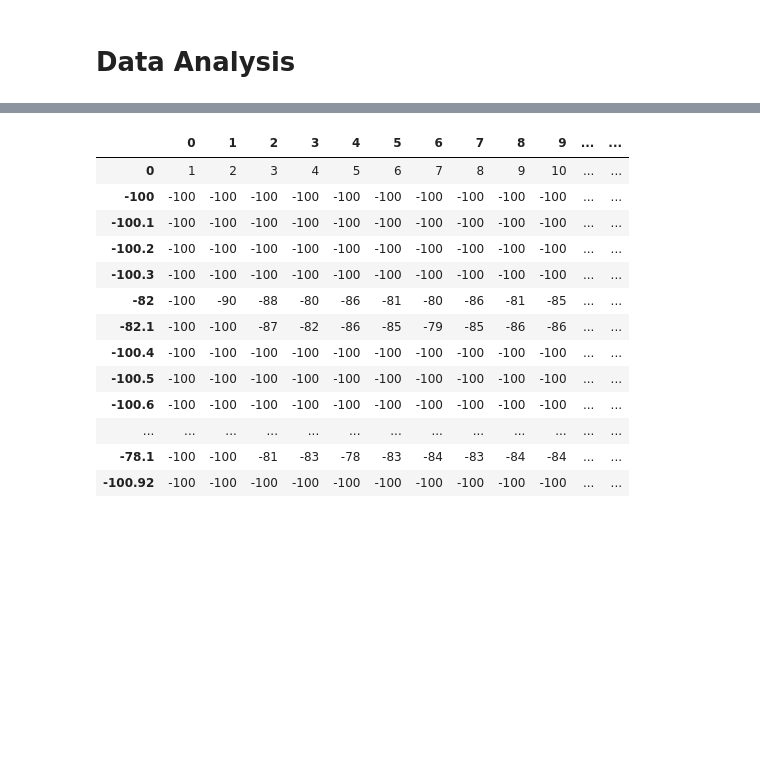
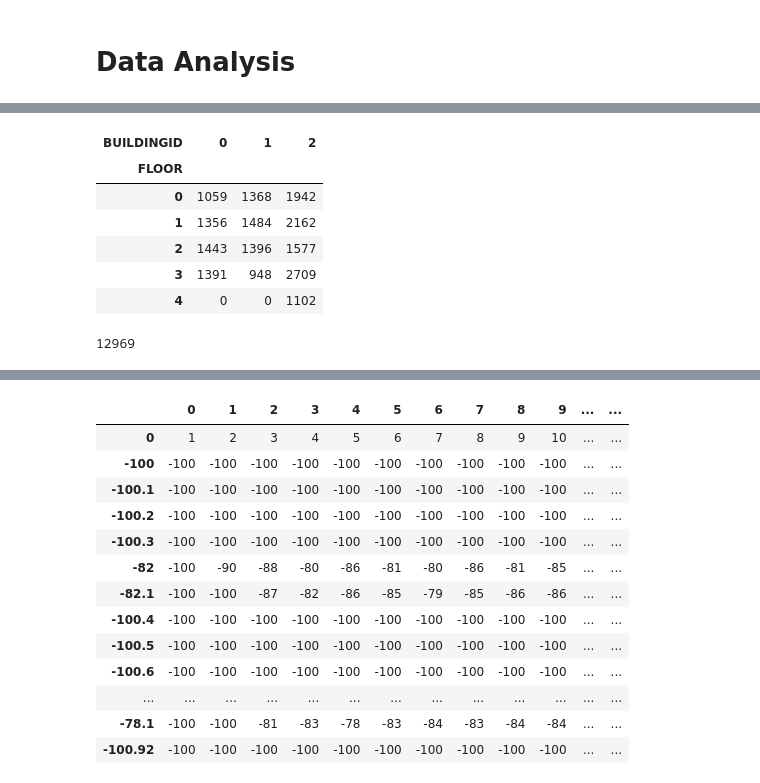
Before and after one commit to ohuarcaya/HyperparameterSearch, a Jupyter notebook: mhSearch/Data Analysis.ipynb, the cells around one changed output, grey strips where cells are left out. Saved outputs shown, nothing was run; the diff lists cells and outputs as text; code cells hidden in the pictures; blank space fills up the shorter version.

```diff
--- a/mhSearch/Data Analysis.ipynb
+++ b/mhSearch/Data Analysis.ipynb
@@ -74,0 +3,7 @@ points.X
+# %%
+import numpy as np
+import pandas as pd
+import ezodf
+
+dfTrain = pd.read_csv("data/UJIndoorLoc_trainingData.csv")
+dfTest = pd.read_csv("data/UJIndoorLoc_validationData.csv")
@@ -75,3 +51,20 @@ points.X
+# %%
+pd.crosstab(dfTrain.FLOOR, dfTrain.BUILDINGID)
+# %% [output]
+| BUILDINGID | 0 | 1 | 2 |
+| FLOOR |  |  |  |
+| 0 | 1059 | 1368 | 1942 |
+| 1 | 1356 | 1484 | 2162 |
+| 2 | 1443 | 1396 | 1577 |
+| 3 | 1391 | 948 | 2709 |
+| 4 | 0 | 0 | 1102 |
+# %%
+2813 + 3287 + 2962 + 3413 + 494
+# https://github.com/ohuarcaya/businessAnalytics/blob/master/compartamosFinanciera.ipynb
+# https://es.stackoverflow.com/questions/163597/contar-cantidad-de-repeticiones-por-parejas-usando-pandas
+# https://code.likeagirl.io/an%C3%A1lisis-y-visualizaci%C3%B3n-de-datos-con-pandas-matplotlib-85ee4d7b4cad
+# %% [output]
+12969
 # %%
 #display(tstamp1.head())
 #display(tstamp1.describe())
```
Also changed, not shown: parts of 8 cells of this notebook, 1 other file.
